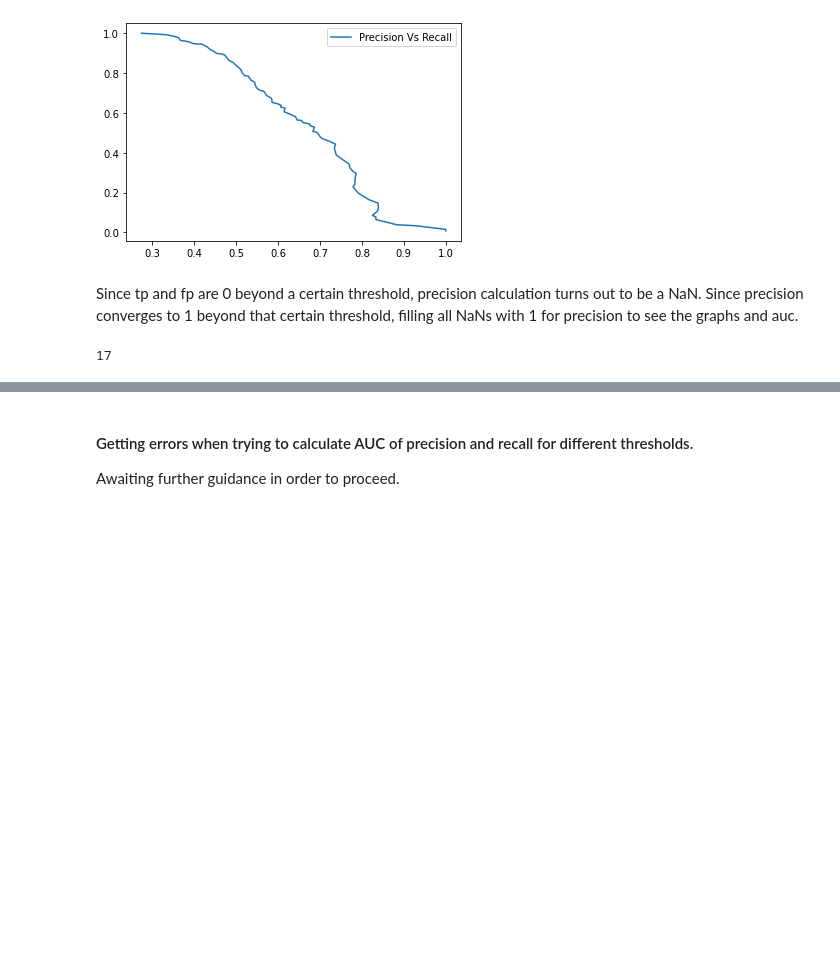
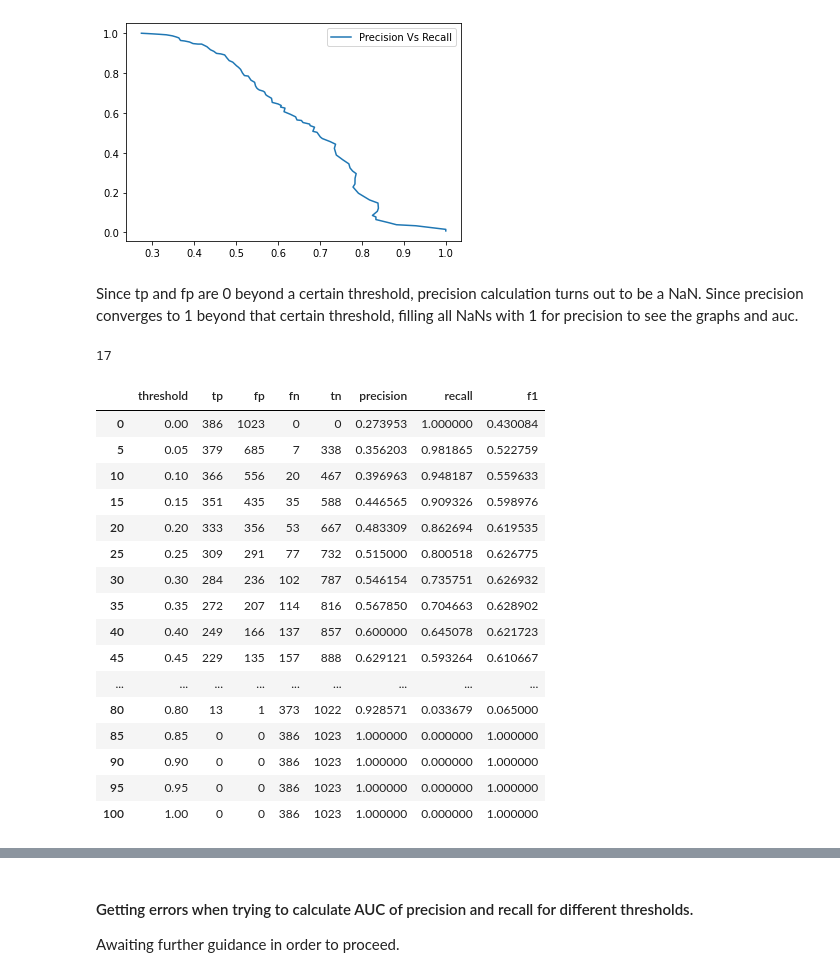
Before and after one commit to nindate/ml-zoomcamp-exercises, a Jupyter notebook: week4-explore-more-1.ipynb, the cells around one changed output, grey strips where cells are left out. Cells and saved outputs as stored; diff of their text form; code cells hidden in the pictures; blank space fills up the shorter version.

```diff
--- a/week4-explore-more-1.ipynb
+++ b/week4-explore-more-1.ipynb
@@ -266,3 +269,23 @@ df_scores['precision'] = df_scores['precision'].fillna(1)
+# %%
+df_scores[::5]
+# %% [output]
+|  | threshold | tp | fp | fn | tn | precision | recall | f1 |
+| 0 | 0.00 | 386 | 1023 | 0 | 0 | 0.273953 | 1.000000 | 0.430084 |
+| 5 | 0.05 | 379 | 685 | 7 | 338 | 0.356203 | 0.981865 | 0.522759 |
+| 10 | 0.10 | 366 | 556 | 20 | 467 | 0.396963 | 0.948187 | 0.559633 |
+| 15 | 0.15 | 351 | 435 | 35 | 588 | 0.446565 | 0.909326 | 0.598976 |
+| 20 | 0.20 | 333 | 356 | 53 | 667 | 0.483309 | 0.862694 | 0.619535 |
+| 25 | 0.25 | 309 | 291 | 77 | 732 | 0.515000 | 0.800518 | 0.626775 |
+| 30 | 0.30 | 284 | 236 | 102 | 787 | 0.546154 | 0.735751 | 0.626932 |
+| 35 | 0.35 | 272 | 207 | 114 | 816 | 0.567850 | 0.704663 | 0.628902 |
+| 40 | 0.40 | 249 | 166 | 137 | 857 | 0.600000 | 0.645078 | 0.621723 |
+| 45 | 0.45 | 229 | 135 | 157 | 888 | 0.629121 | 0.593264 | 0.610667 |
+| ... | ... | ... | ... | ... | ... | ... | ... | ... |
+| 80 | 0.80 | 13 | 1 | 373 | 1022 | 0.928571 | 0.033679 | 0.065000 |
+| 85 | 0.85 | 0 | 0 | 386 | 1023 | 1.000000 | 0.000000 | 1.000000 |
+| 90 | 0.90 | 0 | 0 | 386 | 1023 | 1.000000 | 0.000000 | 1.000000 |
+| 95 | 0.95 | 0 | 0 | 386 | 1023 | 1.000000 | 0.000000 | 1.000000 |
+| 100 | 1.00 | 0 | 0 | 386 | 1023 | 1.000000 | 0.000000 | 1.000000 |
 # %%
 plt.plot(df_scores['threshold'], df_scores['precision'], label='Precision')
 plt.plot(df_scores['threshold'], df_scores['recall'], label='Recall')
```
Also changed, not shown: parts of 15 cells of this notebook.
